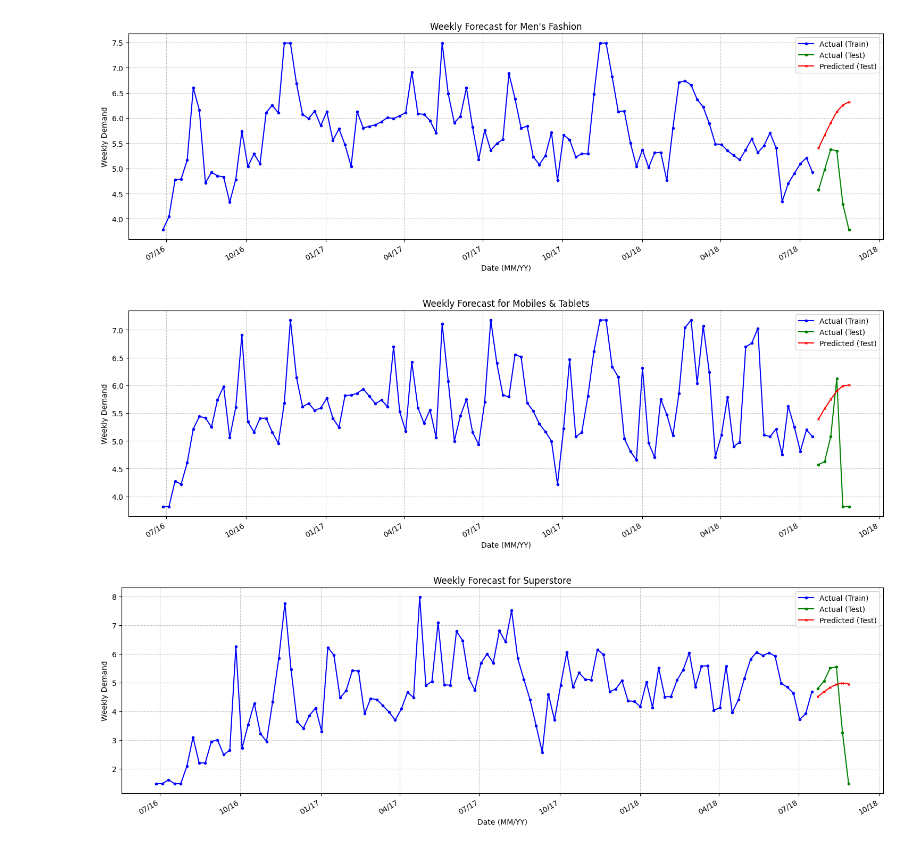
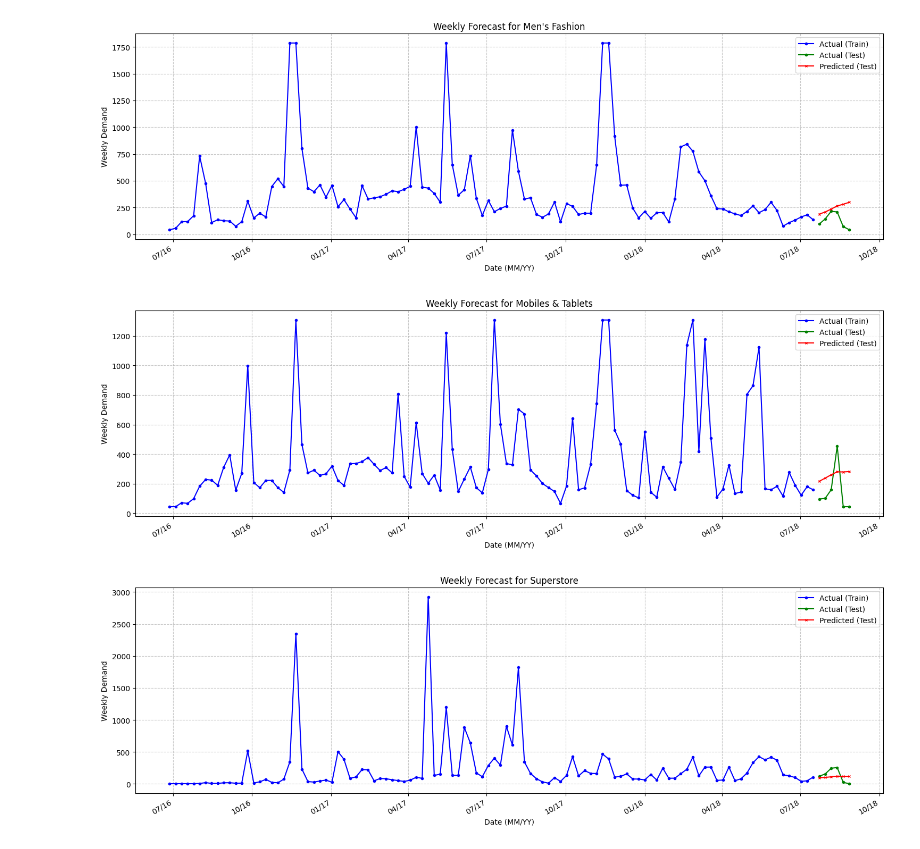
Before and after one commit to omiq17/product-demand-forecasting, a Jupyter notebook: Modelling/product-demand-forecasting-with-lstm.ipynb, the cells around one changed output. Drawn from its saved outputs; the diff is of its cells as text; code cells hidden in the pictures.

Commit message:
Add inverse log transform to LSTM.

```diff
--- a/Modelling/product-demand-forecasting-with-lstm.ipynb
+++ b/Modelling/product-demand-forecasting-with-lstm.ipynb
@@ -12,7 +12,7 @@ from sklearn.metrics import mean_absolute_error, mean_squared_error
 # %%
 # 2. Load and Prepare the Data
 # Load your dataset (update the path accordingly)
-file_path = "D:/NOTEBOOK/e-commerce-scrubbed-data-filtered.xlsx"
+file_path = "D:/NOTEBOOK/Modelling/e-commerce-scrubbed-data-filtered.xlsx"
 df = pd.read_excel(file_path, usecols=['created_at', 'category_name_1', 'qty_ordered'])
 df['created_at'] = pd.to_datetime(df['created_at'])
 df['week'] = df['created_at'].dt.to_period('W').apply(lambda r: r.start_time)
@@ -58,13 +58,13 @@ def create_sequences(data, seq_length):
         y.append(data[i+seq_length])
     return np.array(X), np.array(y)
 
-sequence_length = 12
+sequence_length = 18
 X_train, y_train = create_sequences(scaled_train, sequence_length)
 X_test, y_test = create_sequences(scaled_test, sequence_length)
 # %%
 # 7. Define and Train LSTM Model
 model = Sequential([
-    LSTM(32, input_shape=(X_train.shape[1], X_train.shape[2]), activation='relu'),
+    LSTM(64, input_shape=(X_train.shape[1], X_train.shape[2]), activation='relu'),
     Dense(3)
 ])
 model.compile(optimizer='adam', loss='mse')
@@ -72,7 +72,7 @@ model.fit(
     X_train,
     y_train,
     epochs=100,           # More epochs for better learning
-    batch_size=8,         # Larger batch size for stability
+    batch_size=12,         # Larger batch size for stability
     verbose=1,            # Show progress
 )
 # %% [output]
@@ -120,4 +120,10 @@ for i in range(len(test_data)):
 test_predictions = np.array(test_predictions)
 test_predictions_rescaled = scaler.inverse_transform(test_predictions)
 test_actual_rescaled = scaler.inverse_transform(test_actual)
+
+# Inverse log-transform (back to actual demand)
+test_predictions_final = np.expm1(test_predictions_rescaled)
+test_actual_final = np.expm1(test_actual_rescaled)
+train_data_final = np.expm1(train_data)
+test_data_final = np.expm1(test_data)
 # %% [output]
@@ -131,33 +137,33 @@ test_actual_rescaled = scaler.inverse_transform(test_actual)
 # %%
 # 9. Plot Results
 for i, cat in enumerate(pivot.columns):
     plt.figure(figsize=(15, 5))
 
     # Plot actual training data
-    train_dates = train_data.index
-    plt.plot(train_dates, train_data[cat], label='Actual (Train)', color='blue', marker='o', markersize=3)
+    train_dates = train_data_final.index
+    plt.plot(train_dates, train_data_final[cat], label='Actual (Train)', color='blue', marker='o', markersize=3)
 
     # Plot actual test data
-    test_dates = test_data.index
-    plt.plot(test_dates, test_data[cat], label='Actual (Test)', color='green', marker='o', markersize=3)
+    test_dates = test_data_final.index
+    plt.plot(test_dates, test_actual_final[:, i], label='Actual (Test)', color='green', marker='o', markersize=3)
 
     # Plot predicted test data
-    plt.plot(test_dates, test_predictions_rescaled[:, i], label='Predicted (Test)', color='red', marker='x', markersize=3)
+    plt.plot(test_dates, test_predictions_final[:, i], label='Predicted (Test)', color='red', marker='x', markersize=3)
 
     # Format x-axis dates
     plt.gca().xaxis.set_major_formatter(mdates.DateFormatter('%m/%y'))
     plt.gcf().autofmt_xdate()
 
     plt.title(f"Weekly Forecast for {cat}")
     plt.xlabel("Date (MM/YY)")
     plt.ylabel("Weekly Demand")
     plt.legend()
     plt.grid(True, linestyle='--', alpha=0.7)
     plt.tight_layout()
     plt.show()
 # %% [output]
-[figure, old version]
+[figure, new version]
-[figure, old version]
+[figure, new version]
-[figure, old version]
+[figure, new version]
 # %%
 # 10. Calculate Metrics
```
Also changed, not shown: parts of 3 cells of this notebook.
